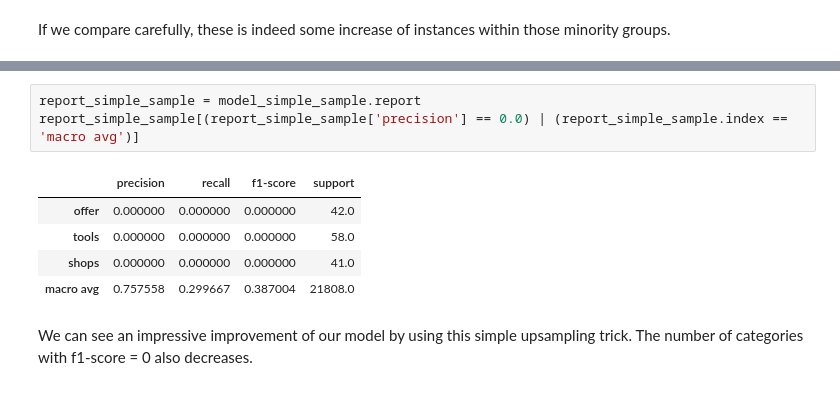
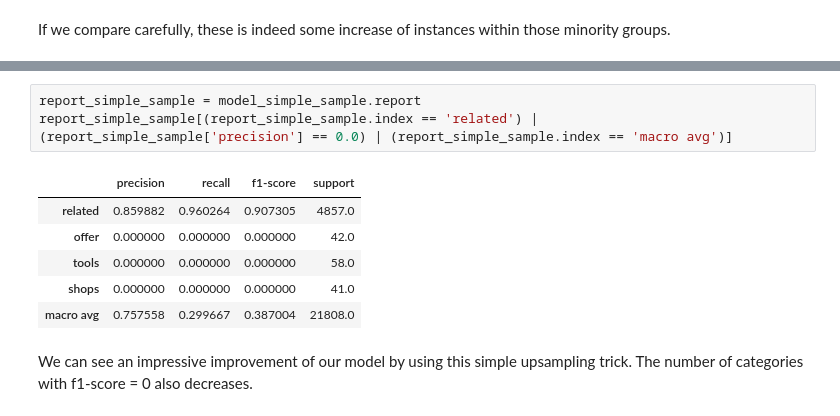
Before and after one commit to suebatista/Disaster-Response-Pipeline-Udacity, a Jupyter notebook: ML Pipeline Preparation.ipynb, the cells around one changed output, grey strips where cells are left out. Drawn from its saved outputs; the diff is of its cells as text.

```diff
--- a/ML Pipeline Preparation.ipynb
+++ b/ML Pipeline Preparation.ipynb
@@ -259,8 +219,9 @@ The Jaccard score on the test data set is: 0.4646238416042611
 # %%
 report_simple_sample = model_simple_sample.report
-report_simple_sample[(report_simple_sample['precision'] == 0.0) | (report_simple_sample.index == 'macro avg')]
+report_simple_sample[(report_simple_sample.index == 'related') | (report_simple_sample['precision'] == 0.0) | (report_simple_sample.index == 'macro avg')]
 # %% [output]
 |  | precision | recall | f1-score | support |
+| related | 0.859882 | 0.960264 | 0.907305 | 4857.0 |
 | offer | 0.000000 | 0.000000 | 0.000000 | 42.0 |
 | tools | 0.000000 | 0.000000 | 0.000000 | 58.0 |
 | shops | 0.000000 | 0.000000 | 0.000000 | 41.0 |
```
Also changed, not shown: parts of 35 cells of this notebook, 1 other file.
